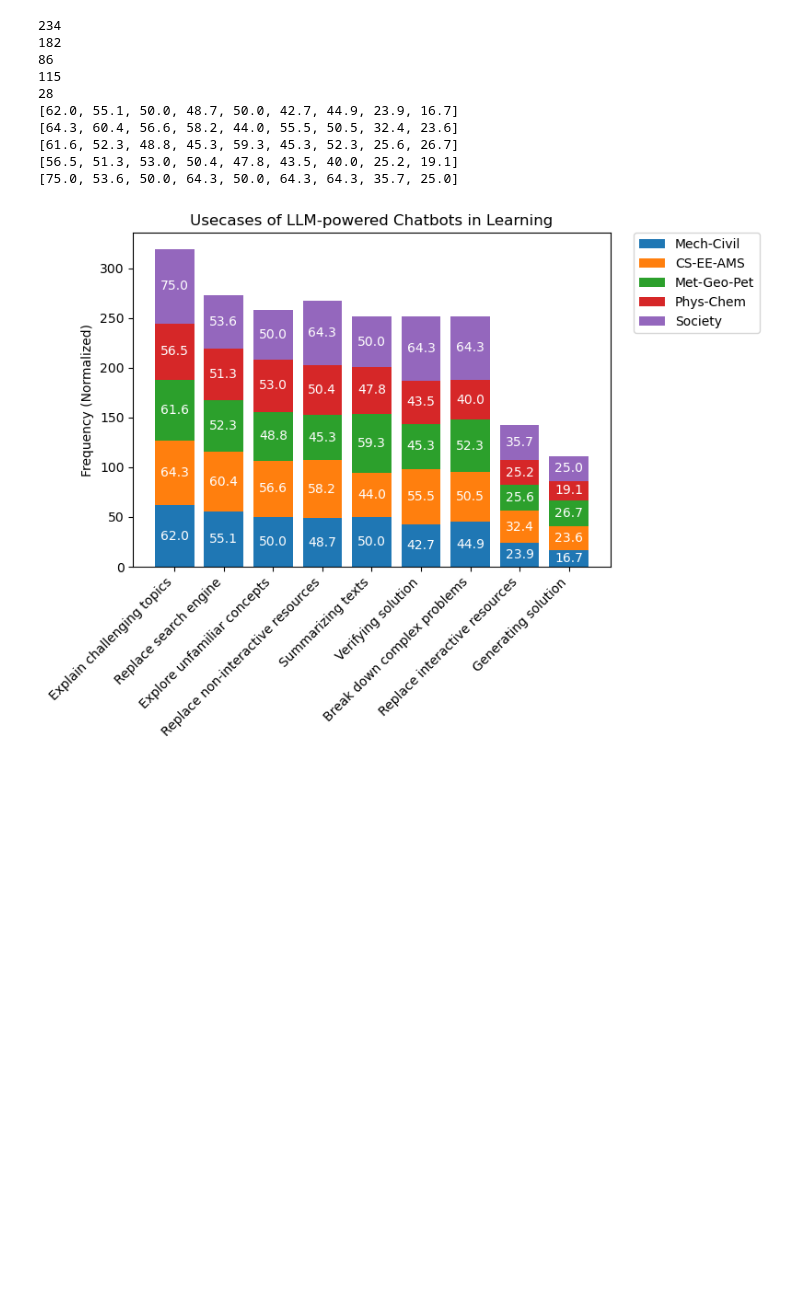
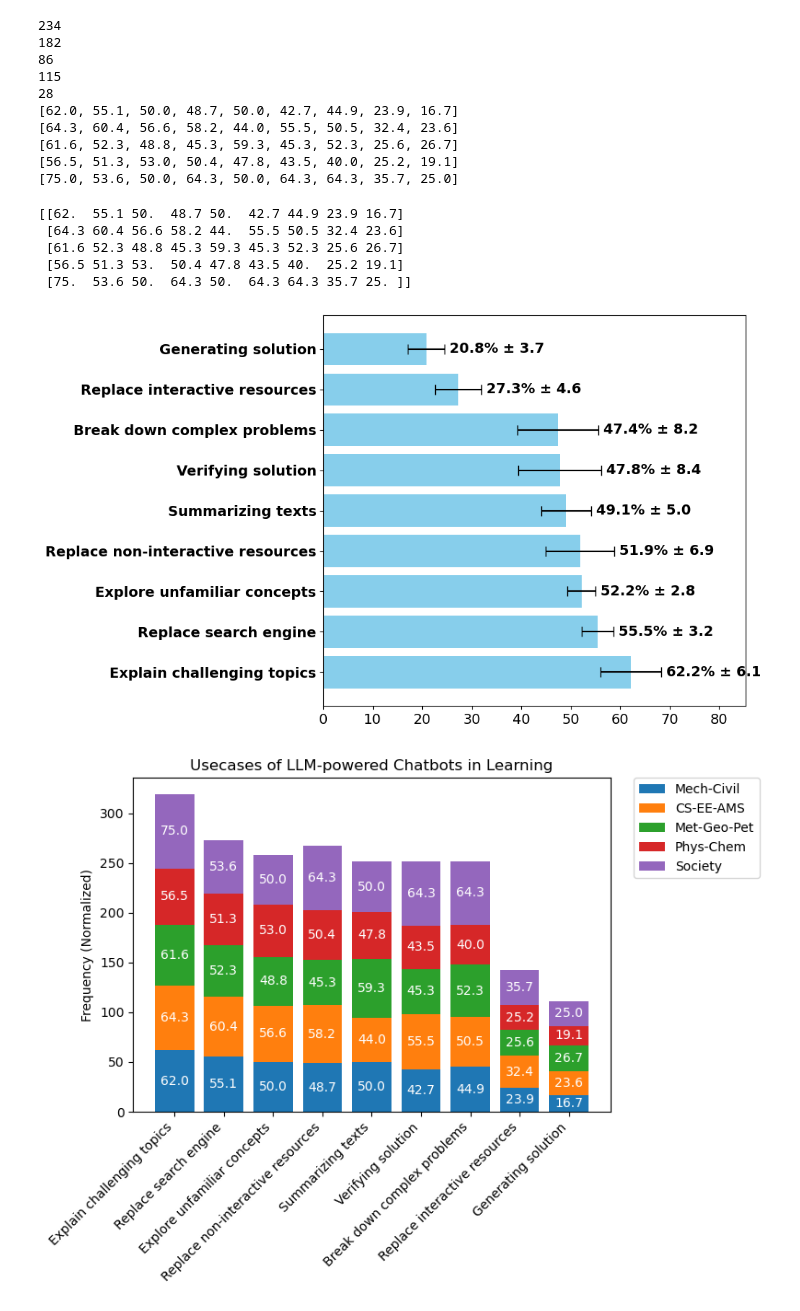
Before and after one commit to JesanOvi/GenAI-Survey-Analysis, a Jupyter notebook: note_books/main_notebook.ipynb, the cells around one changed output. Cells and saved outputs as stored; diff of their text form; code cells hidden in the pictures; blank space fills up the shorter version.

Commit message:
new aggregated graphs

```diff
--- a/note_books/main_notebook.ipynb
+++ b/note_books/main_notebook.ipynb
@@ -116,6 +150,21 @@ print(c5)
 [61.6, 52.3, 48.8, 45.3, 59.3, 45.3, 52.3, 25.6, 26.7]
 [56.5, 51.3, 53.0, 50.4, 47.8, 43.5, 40.0, 25.2, 19.1]
 [75.0, 53.6, 50.0, 64.3, 50.0, 64.3, 64.3, 35.7, 25.0]
+# %%
+cluster = np.array([
+    c1,
+    c2,
+    c3,
+    c4,
+    c5
+])
+print(cluster)
+# %% [output]
+[[62.  55.1 50.  48.7 50.  42.7 44.9 23.9 16.7]
+ [64.3 60.4 56.6 58.2 44.  55.5 50.5 32.4 23.6]
+ [61.6 52.3 48.8 45.3 59.3 45.3 52.3 25.6 26.7]
+ [56.5 51.3 53.  50.4 47.8 43.5 40.  25.2 19.1]
+ [75.  53.6 50.  64.3 50.  64.3 64.3 35.7 25. ]]
 # %%
 categories = ['Explain challenging topics', 'Replace search engine', 'Explore unfamiliar concepts', 'Replace non-interactive resources',
              'Summarizing texts', 'Verifying solution', 'Break down complex problems', 'Replace interactive resources',
@@ -123,3 +226,40 @@ categories = ['Explain challenging topics', 'Replace search engine', 'Explore un
+# %%
+def agggraph(cat, aggval, cluster, figsize=(10,6), fontsize=14):
+    import matplotlib.pyplot as plt
+    import numpy as np
+
+    error = np.std(cluster, axis=0)
+    fig, ax = plt.subplots(figsize=figsize)
+
+    bars = ax.barh(cat, aggval, xerr=error, capsize=5, color='skyblue')
+
+    # Auto-expand x-axis to fit numbers
+    ax.set_xlim(0, max(aggval + error) * 1.25)
+
+    # Bold Y-axis tick labels
+    ax.set_yticks(range(len(cat)))
+    ax.set_yticklabels(cat, fontweight='bold', fontsize=fontsize)
+
+    # Add bar values with ±SD, inside or outside
+    for i, v in enumerate(aggval):
+        if v + error[i] + 1 > ax.get_xlim()[1]:  # outside boundary
+            ax.text(v - 1, i, f"{v:.1f}% ± {error[i]:.1f}",
+                    va='center', ha='right', fontsize=fontsize, fontweight='bold', color='white')
+        else:
+            ax.text(v + error[i] + 1, i, f"{v:.1f}% ± {error[i]:.1f}",
+                    va='center', ha='left', fontsize=fontsize, fontweight='bold')
+
+    #ax.set_xlabel("Percentage of respondents selecting use case", fontsize=fontsize)
+
+    # Control tick label size
+    ax.tick_params(axis='x', labelsize=fontsize)
+
+    plt.tight_layout()
+    plt.show()
+# %%
+agggraph(categories, agg, cluster)
+# %% [output]
+[figure, added]
 # %%
 stacked_bar_graph(categories, c1, c2, c3, c4, c5, 'Usecases of LLM-powered Chatbots in Learning')
 # %% [output]
```
Also changed, not shown: parts of 11 cells of this notebook.
